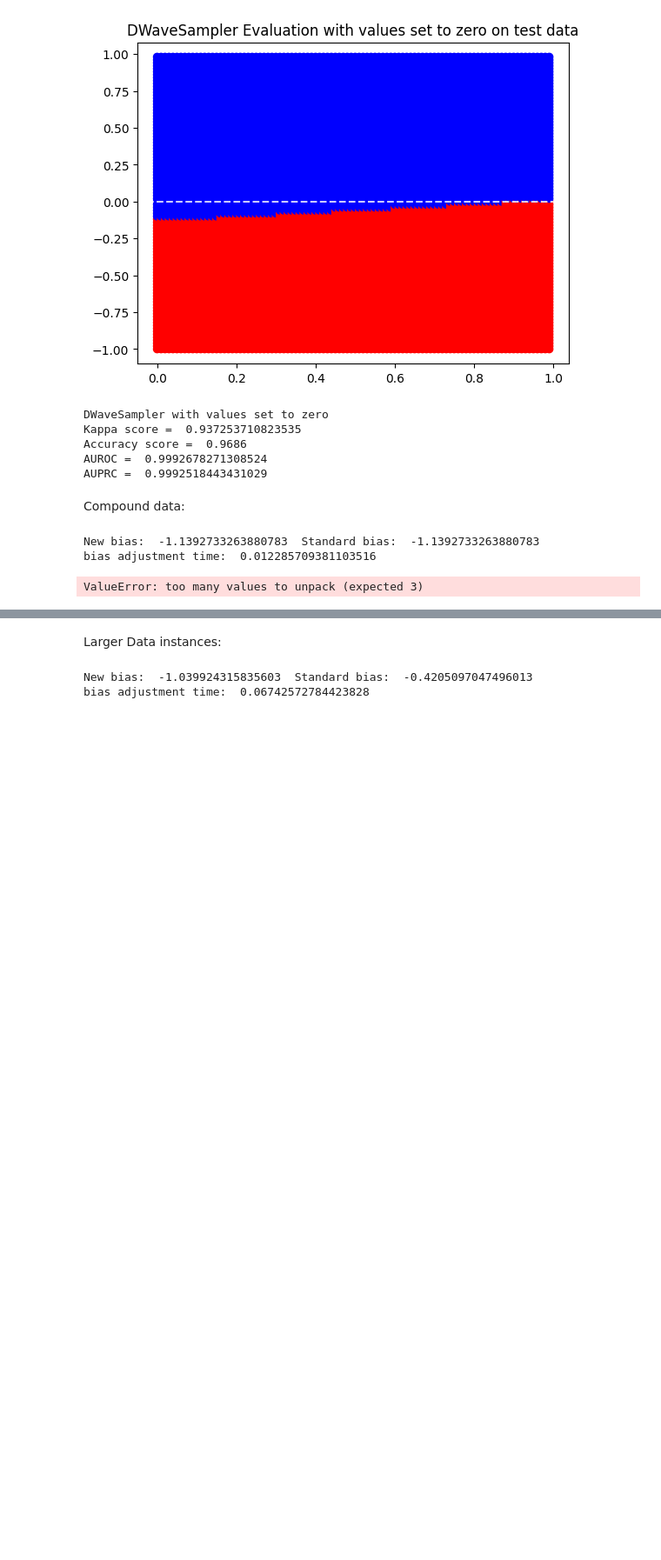
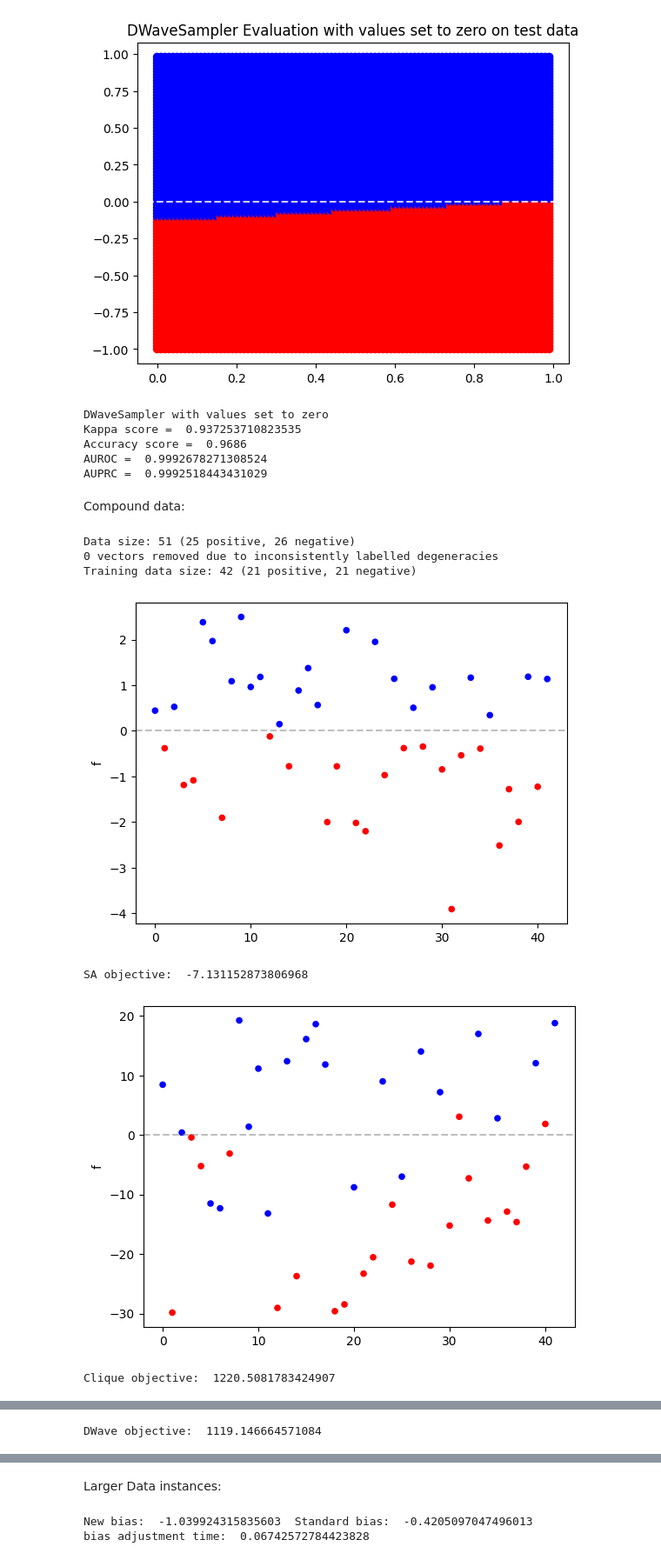
Before and after one commit to oliverszal/CML_benchmarks, a Jupyter notebook: SVM.ipynb, the cells around one changed output, grey strips where cells are left out. Shown at 87% size. Drawn from its saved outputs; the diff is of its cells as text; code cells hidden in the pictures; blank space fills up the shorter version.

```diff
--- a/SVM.ipynb
+++ b/SVM.ipynb
@@ -617,28 +384,32 @@ Compound data:
 # %%
 folder = 'Compound data/'
 file_name = 'original_descriptors_normalized_min_max_training_alternating.csv'
 path  = os.path.join(folder,file_name)
 rows, matrix, names, labels = read_compounds(path)
-vectors, labels, test_vectors, test_labels = prepare_data_sets(matrix, labels, test_training_ratio=5, approved_slice_ratio=1, withdrawn_slice_ratio=1)
+vectors, labels, test_vectors, test_labels = prepare_data_sets(matrix, labels, train_test_ratio=5, positive_negative_ratio=None, max_train_size=None, min_train_size=None, seed=None, print_info=True)
 
 base = 3
 num_encoding = 3
 penalty = 3
 kernel = gauss_kernel(1)
 
 # train SVMs, plot resulting classifier for training data
-objectives, alphas, fs, _ = qSVM(vectors, labels, base=base, num_encoding=num_encoding, penalty=penalty, kernel=kernel, solver='SA', shots=100, time_limit=5, samples=20, adjust_bias=True)
+objectives, alphas, fs, _ = qSVM(vectors, labels, base=base, num_encoding=num_encoding, penalty=penalty, kernel=kernel, solver=('SA', 100), samples=20, adjust_bias=True)
 plot_compounds(vectors, labels, fs[0])
 print('SA objective: ', objectives[0])
 
-objectives2, alphas2, gs, _ = qSVM(vectors, labels, base=base, num_encoding=num_encoding, penalty=penalty, kernel=kernel, solver='clique', shots=100, time_limit=5, samples=20, adjust_bias=True)
+objectives2, alphas2, gs, _ = qSVM(vectors, labels, base=base, num_encoding=num_encoding, penalty=penalty, kernel=kernel, solver=('clique', 100), samples=20, adjust_bias=True)
 plot_compounds(vectors, labels, gs[0])
 print('Clique objective: ', objectives2[0])
 
-objectives3, alphas3, hs, _ = qSVM(vectors, labels, base=base, num_encoding=num_encoding, penalty=penalty, kernel=kernel, solver='dwave', shots=100, time_limit=5, samples=20, adjust_bias=True)
+objectives3, alphas3, hs, _ = qSVM(vectors, labels, base=base, num_encoding=num_encoding, penalty=penalty, kernel=kernel, solver=('qa', 100), samples=20, adjust_bias=True)
 plot_compounds(vectors, labels, hs[0])
 print('DWave objective: ', objectives3[0])
 # %% [output]
-New bias:  -1.1392733263880783  Standard bias:  -1.1392733263880783
-bias adjustment time:  0.012285709381103516
+Data size: 51 (25 positive, 26 negative)
+0 vectors removed due to inconsistently labelled degeneracies
+Training data size: 42 (21 positive, 21 negative)
+[figure, added]
-ValueError: too many values to unpack (expected 3)
+SA objective:  -7.131152873806968
+[figure, added]
+Clique objective:  1220.5081783424907
@@ -645,3 +417,4 @@ ValueError: too many values to unpack (expected 3)
+DWave objective:  1119.146664571084
 # %%
 print('SA:')
 print_measures(fs[0], test_vectors, test_labels)
```
Also changed, not shown: parts of 25 cells of this notebook, 1 other file.
